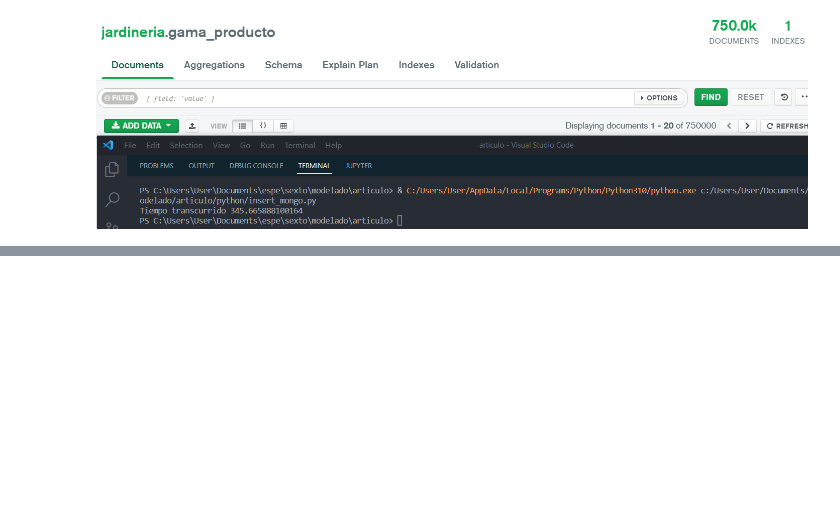
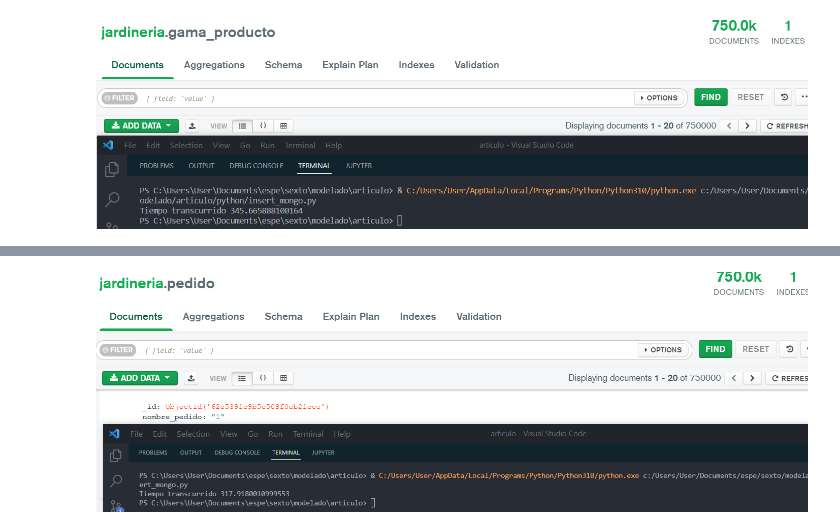
Before and after one commit to SolorzanoBryan/insertion_massive_data_mongo, a Jupyter notebook: insertion_massive_data_mongo.ipynb, the cells around one changed output, grey strips where cells are left out. Cells and saved outputs as stored; diff of their text form; code cells hidden in the pictures; blank space fills up the shorter version.

```diff
--- a/insertion_massive_data_mongo.ipynb
+++ b/insertion_massive_data_mongo.ipynb
@@ -104,0 +136,4 @@ print(f"Tiempo transcurrido {end - start}") # 604.98098 msc
+# %%
+Image(filename='img/result_pedido.png')
+# %% [output]
+[figure, added]
```
Also changed, not shown: parts of 10 cells of this notebook.
